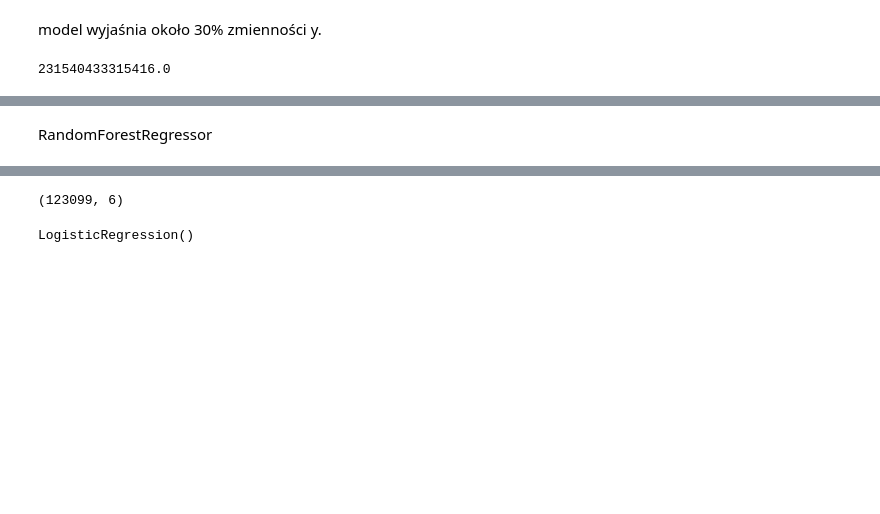
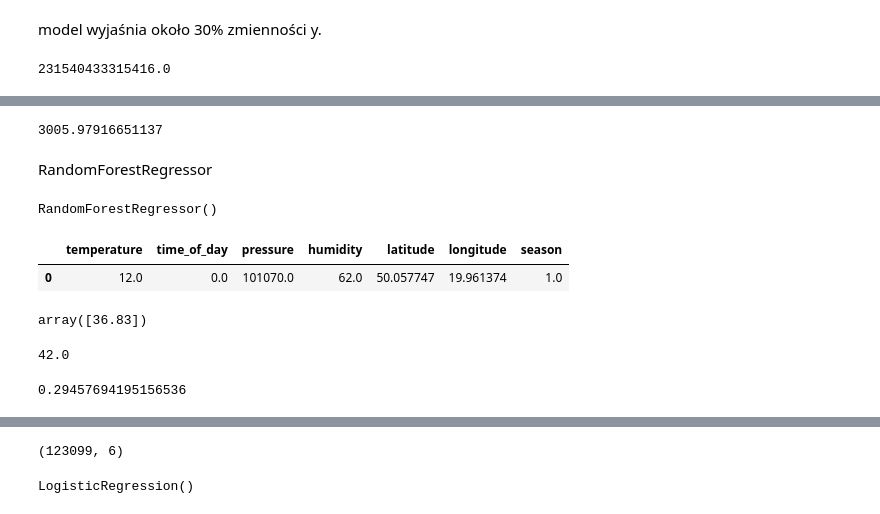
Before and after one commit to Joanna0512/smog_krakowski, a Jupyter notebook: smog_w_krakowie.ipynb, the cells around one changed output, grey strips where cells are left out. Drawn from its saved outputs; the diff is of its cells as text; code cells hidden in the pictures; blank space fills up the shorter version.

```diff
--- a/smog_w_krakowie.ipynb
+++ b/smog_w_krakowie.ipynb
@@ -737,3 +735,7 @@ mean_squared_error(y_test, y_pred_test)
+# %%
+mean_squared_error(y_test, y_pred_test) # nie wyjdzie poprawny wynik z uwagi na wartości "0" w danych
+# %% [output]
+3005.97916651137
 # %% [markdown]
 RandomForestRegressor
 # %%
@@ -740,0 +745,23 @@ from sklearn.ensemble import RandomForestRegressor
+# %%
+model = RandomForestRegressor()
+model.fit(X, y)
+# %% [output]
+RandomForestRegressor()
+# %%
+val_2 = winter[['temperature', 'time_of_day', 'pressure', 'humidity', 'latitude', 'longitude', 'season' ]].iloc[100].values
+df_predict_2 = pd.DataFrame([val_2], columns=['temperature', 'time_of_day', 'pressure', 'humidity', 'latitude', 'longitude', 'season'])
+df_predict_2
+# %% [output]
+|  | temperature | time_of_day | pressure | humidity | latitude | longitude | season |
+| 0 | 12.0 | 0.0 | 101070.0 | 62.0 | 50.057747 | 19.961374 | 1.0 |
+# %%
+#przewidziało
+prediction2 = model.predict(df_predict_2)
+prediction2
+# %% [output]
+array([36.83])
+# %%
+#powinno być
+winter['pm10'].loc[100]
+# %% [output]
+42.0
@@ -740,0 +772,4 @@ from sklearn.ensemble import RandomForestRegressor
+# %%
+r2_score(y_test2, y2_pred_test)
+# %% [output]
+0.29457694195156536
```
Also changed, not shown: parts of 22 cells of this notebook.
